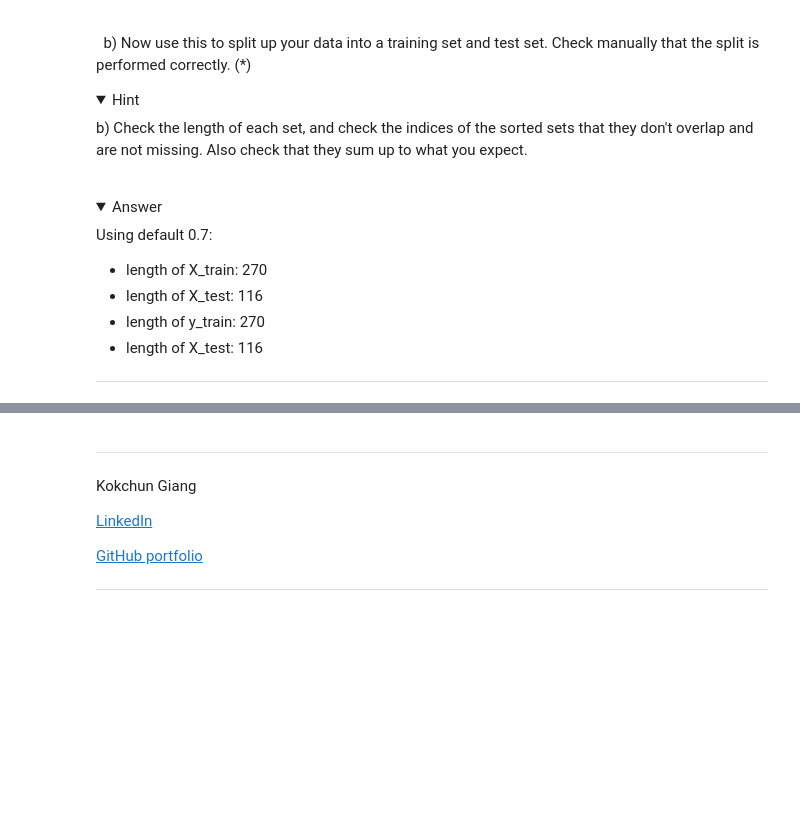
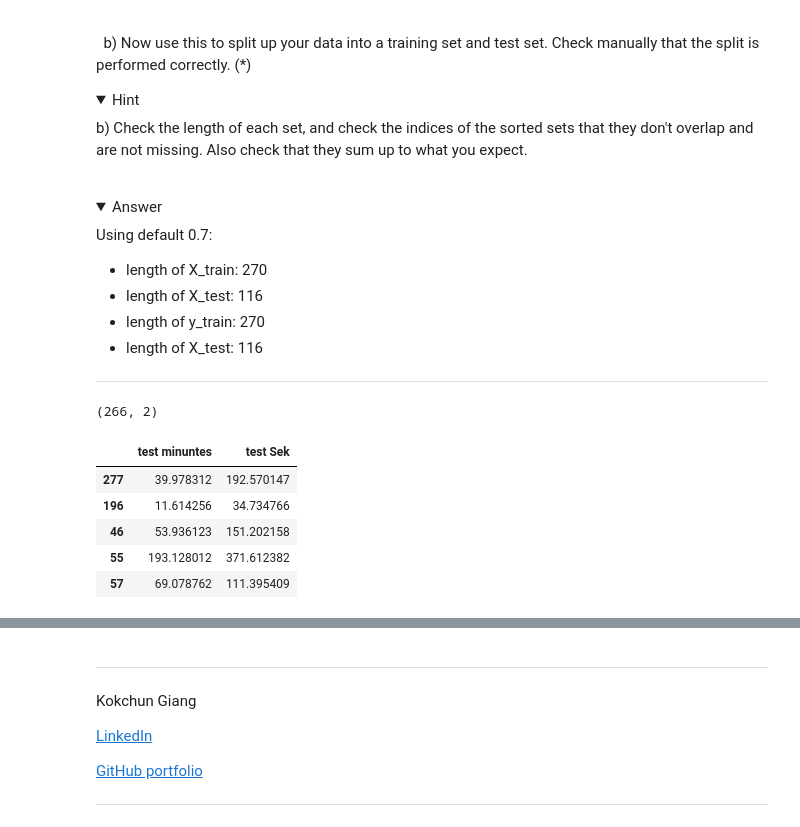
Before and after one commit to Arsen9988/Machine-learning-Arsen, a Jupyter notebook: Exercises/E00_linear_regression.ipynb, the cells around one changed output, grey strips where cells are left out. Cells and saved outputs as stored; diff of their text form; code cells hidden in the pictures; folded sections open; blank space fills up the shorter version.

```diff
--- a/Exercises/E00_linear_regression.ipynb
+++ b/Exercises/E00_linear_regression.ipynb
@@ -181,3 +167,22 @@ def train_test_split(X,
+# %%
+from sklearn.model_selection import train_test_split
+X = df["Minutes"]
+y = df["SEK"]
+X_train, X_test, y_train, y_test = train_test_split(X,y, test_size=0.3, random_state=42)
+df_train = pd.DataFrame({"Train Minutes": X_train, "Train Sek": y_train})
+df_test = pd.DataFrame({"test minuntes": X_test, "test Sek": y_test})
+df_train.shape
+# %% [output]
+(266, 2)
+# %%
+df_test.head()
+# %% [output]
+|  | test minuntes | test Sek |
+| 277 | 39.978312 | 192.570147 |
+| 196 | 11.614256 | 34.734766 |
+| 46 | 53.936123 | 151.202158 |
+| 55 | 193.128012 | 371.612382 |
+| 57 | 69.078762 | 111.395409 |
 # %% [markdown]
 ## 2. Simple linear regression with normal equation (*)
 
```
Also changed, not shown: parts of 7 cells of this notebook, 23 other files.
